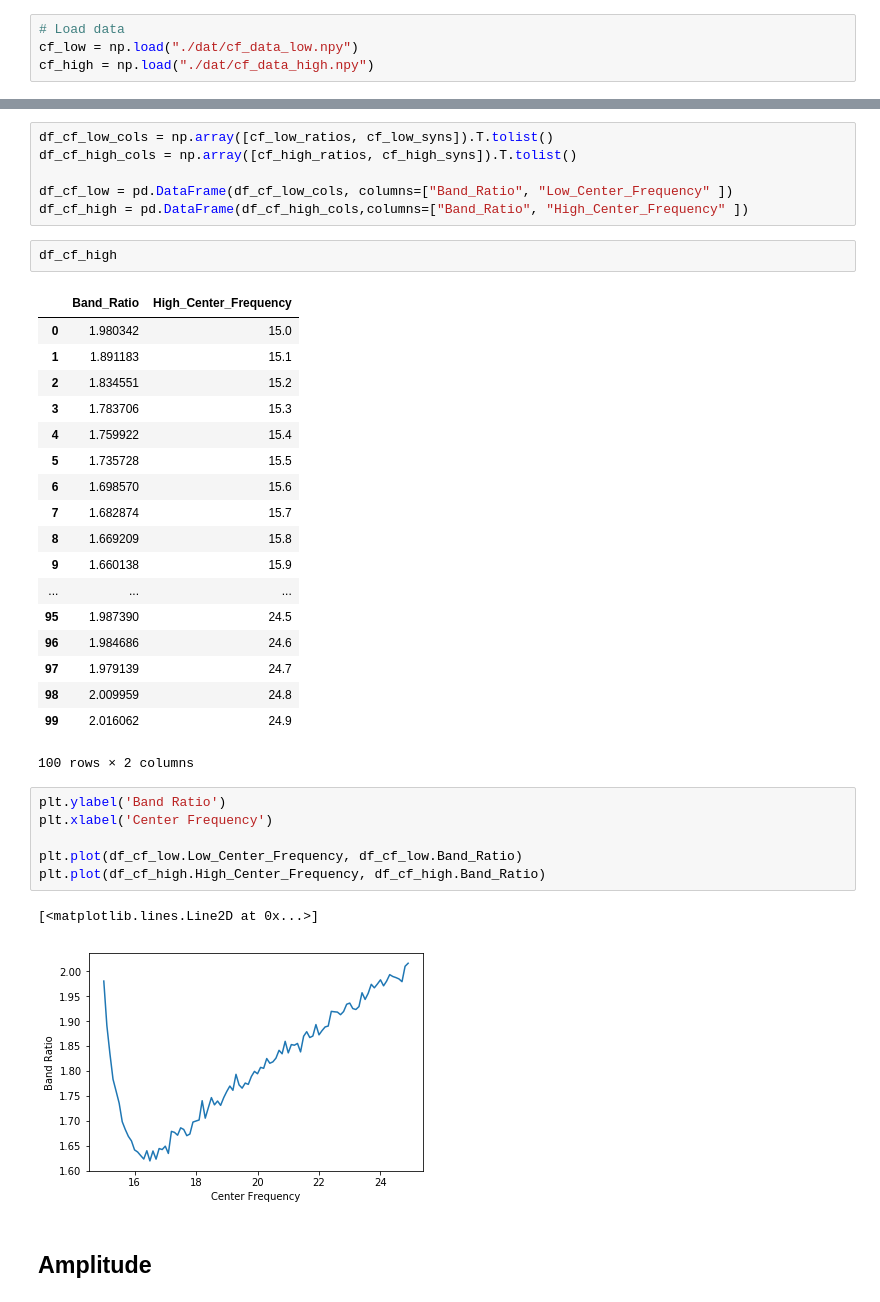
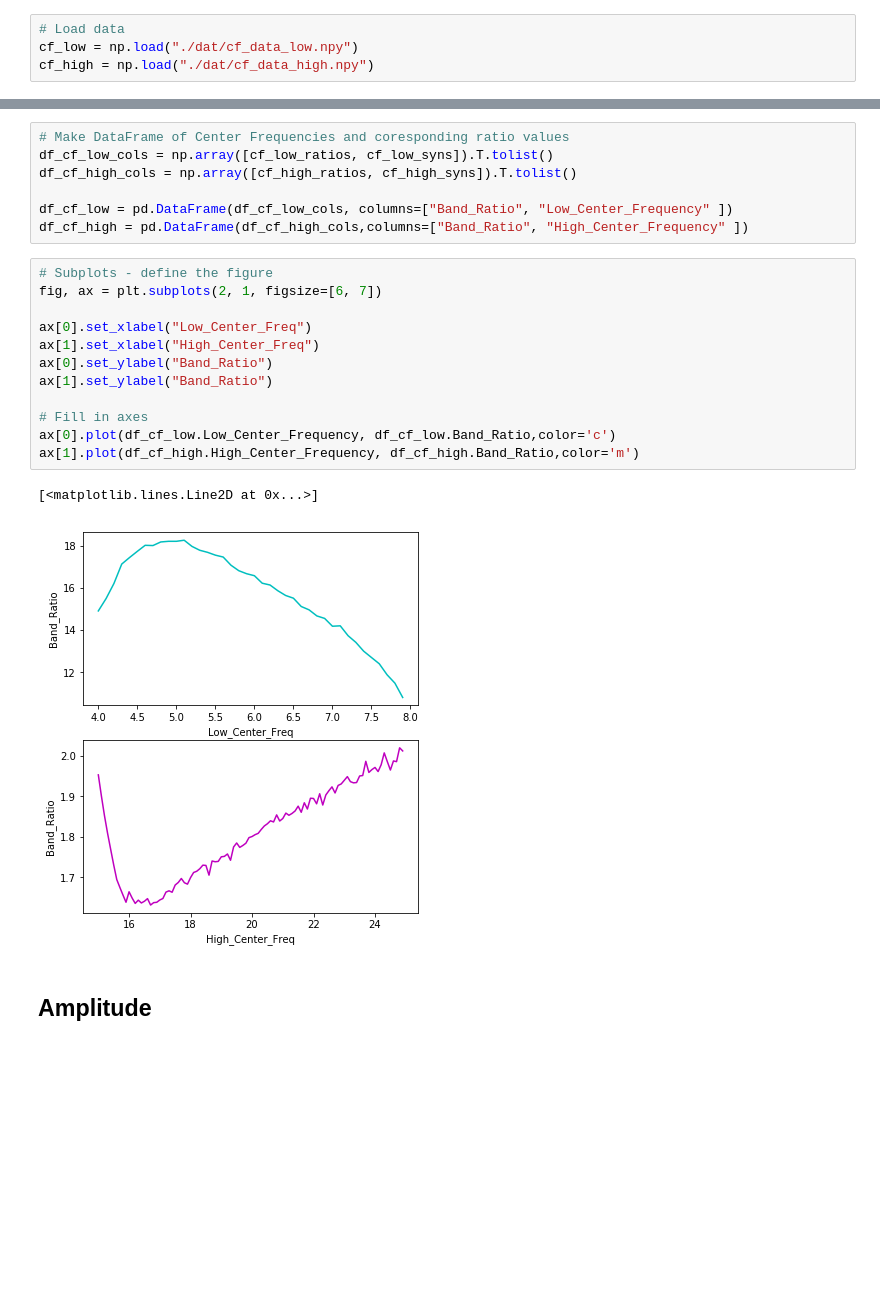
Before and after one commit to voytekresearch/BandRatios, a Jupyter notebook: 3-Simulation-Analysis.ipynb, the cells around one changed output, grey strips where cells are left out. Drawn from its saved outputs; the diff is of its cells as text; blank space fills up the shorter version.

```diff
--- a/3-Simulation-Analysis.ipynb
+++ b/3-Simulation-Analysis.ipynb
@@ -48,41 +46,27 @@ for cf in cf_low[1]:
 for cf in cf_high[1]:
     cf_high_ratios.append(calc_band_ratio(cf_high[0], cf, THETA_BAND, BETA_BAND))
 # %%
+# Make DataFrame of Center Frequencies and coresponding ratio values
 df_cf_low_cols = np.array([cf_low_ratios, cf_low_syns]).T.tolist()
 df_cf_high_cols = np.array([cf_high_ratios, cf_high_syns]).T.tolist()
 
 df_cf_low = pd.DataFrame(df_cf_low_cols, columns=["Band_Ratio", "Low_Center_Frequency" ])
 df_cf_high = pd.DataFrame(df_cf_high_cols,columns=["Band_Ratio", "High_Center_Frequency" ])
-# %%
-df_cf_high
-# %% [output]
-|  | Band_Ratio | High_Center_Frequency |
-| 0 | 1.980342 | 15.0 |
-| 1 | 1.891183 | 15.1 |
-| 2 | 1.834551 | 15.2 |
-| 3 | 1.783706 | 15.3 |
-| 4 | 1.759922 | 15.4 |
-| 5 | 1.735728 | 15.5 |
-| 6 | 1.698570 | 15.6 |
-| 7 | 1.682874 | 15.7 |
-| 8 | 1.669209 | 15.8 |
-| 9 | 1.660138 | 15.9 |
-| ... | ... | ... |
-| 95 | 1.987390 | 24.5 |
-| 96 | 1.984686 | 24.6 |
-| 97 | 1.979139 | 24.7 |
-| 98 | 2.009959 | 24.8 |
-| 99 | 2.016062 | 24.9 |
-100 rows × 2 columns
-# %%
-plt.ylabel('Band Ratio')
-plt.xlabel('Center Frequency')
-
-plt.plot(df_cf_low.Low_Center_Frequency, df_cf_low.Band_Ratio)
-plt.plot(df_cf_high.High_Center_Frequency, df_cf_high.Band_Ratio)
-# %% [output]
-[<matplotlib.lines.Line2D at 0x...>]
-[figure, removed]
+# %%
+# Subplots - define the figure
+fig, ax = plt.subplots(2, 1, figsize=[6, 7])
+
+ax[0].set_xlabel("Low_Center_Freq")
+ax[1].set_xlabel("High_Center_Freq")
+ax[0].set_ylabel("Band_Ratio")
+ax[1].set_ylabel("Band_Ratio")
+
+# Fill in axes
+ax[0].plot(df_cf_low.Low_Center_Frequency, df_cf_low.Band_Ratio,color='c')
+ax[1].plot(df_cf_high.High_Center_Frequency, df_cf_high.Band_Ratio,color='m')
+# %% [output]
+[<matplotlib.lines.Line2D at 0x...>]
+[figure, added]
 # %% [markdown]
 ## Amplitude
 # %%
```
Also changed, not shown: parts of 36 cells of this notebook, 10 other files.
